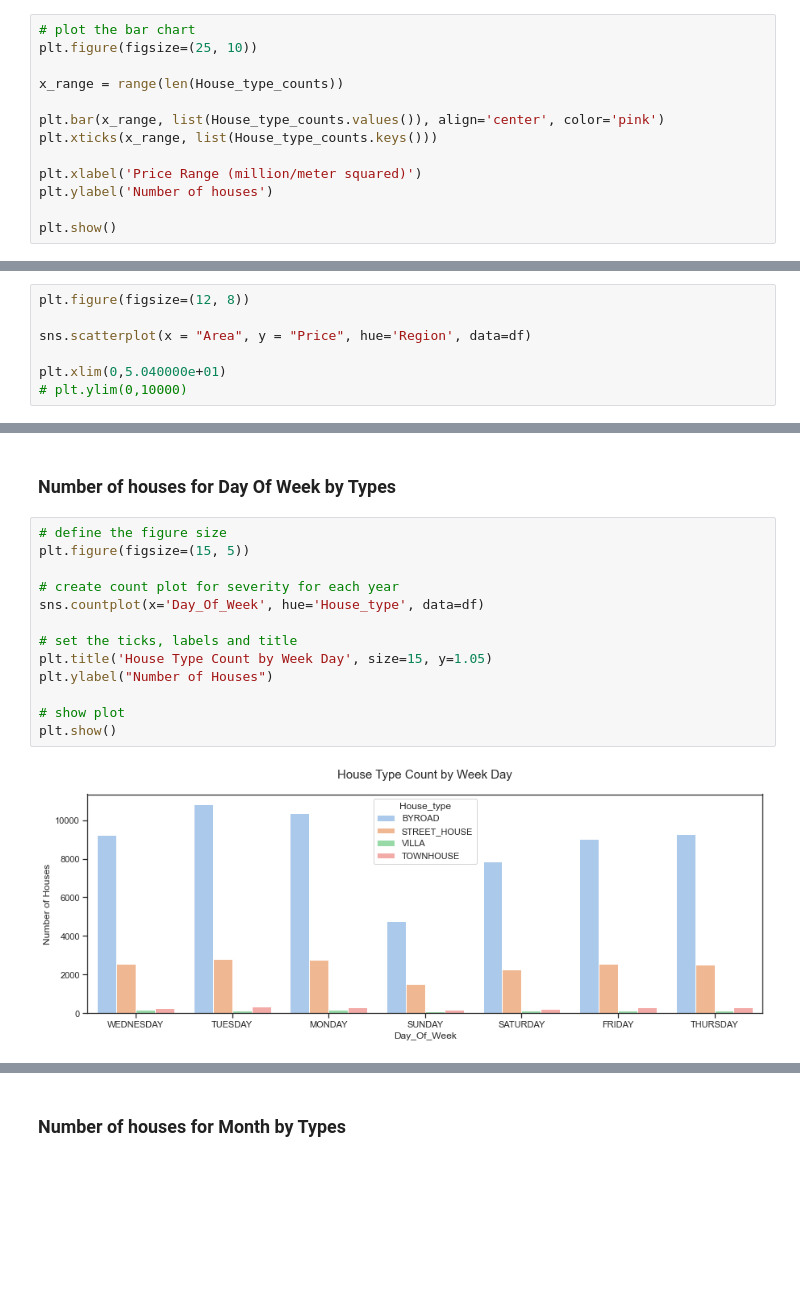
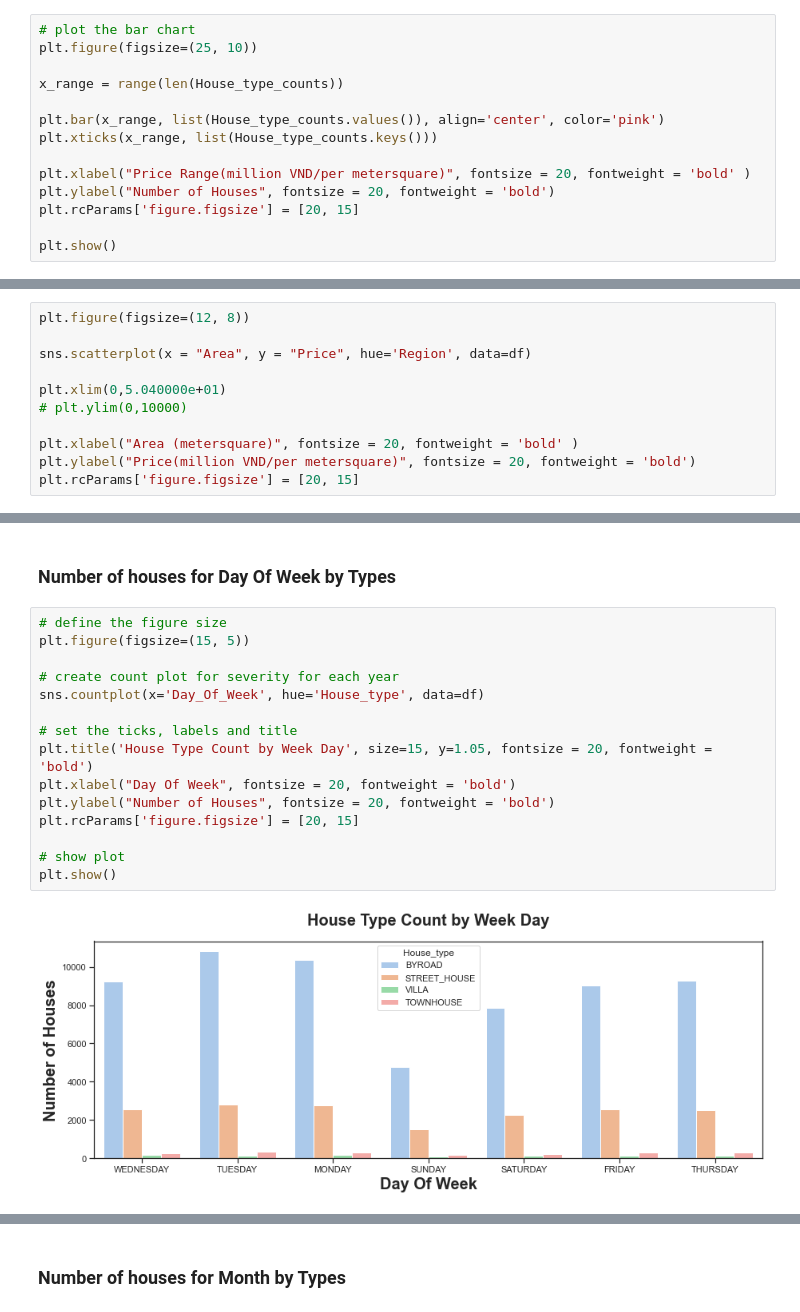
Before and after one commit to tnathu-ai/Classify-House-Price-Ranges-Hanoi, a Jupyter notebook: notebooks/assignment3.ipynb, the cells around one changed output, grey strips where cells are left out. Cells and saved outputs as stored; diff of their text form; blank space fills up the shorter version.

```diff
--- a/notebooks/assignment3.ipynb
+++ b/notebooks/assignment3.ipynb
@@ -1391,8 +1392,9 @@ x_range = range(len(House_type_counts))
 plt.bar(x_range, list(House_type_counts.values()), align='center', color='pink')
 plt.xticks(x_range, list(House_type_counts.keys()))
 
-plt.xlabel('Price Range (million/meter squared)')
-plt.ylabel('Number of houses')
+plt.xlabel("Price Range(million VND/per metersquare)", fontsize = 20, fontweight = 'bold' )
+plt.ylabel("Number of Houses", fontsize = 20, fontweight = 'bold')
+plt.rcParams['figure.figsize'] = [20, 15]
 
 plt.show()
 # %% [output]
@@ -1504,4 +1506,8 @@ sns.scatterplot(x = "Area", y = "Price", hue='Region', data=df)
 
 plt.xlim(0,5.040000e+01)
 # plt.ylim(0,10000)
+
+plt.xlabel("Area (metersquare)", fontsize = 20, fontweight = 'bold' )
+plt.ylabel("Price(million VND/per metersquare)", fontsize = 20, fontweight = 'bold')
+plt.rcParams['figure.figsize'] = [20, 15]
 # %% [output]
@@ -1519,17 +1524,19 @@ plt.xlim(0,5.040000e+01)
 # %%
 # define the figure size
 plt.figure(figsize=(15, 5))
 
 # create count plot for severity for each year
 sns.countplot(x='Day_Of_Week', hue='House_type', data=df)
 
 # set the ticks, labels and title
-plt.title('House Type Count by Week Day', size=15, y=1.05)
-plt.ylabel("Number of Houses")
+plt.title('House Type Count by Week Day', size=15, y=1.05, fontsize = 20, fontweight = 'bold')
+plt.xlabel("Day Of Week", fontsize = 20, fontweight = 'bold')
+plt.ylabel("Number of Houses", fontsize = 20, fontweight = 'bold')
+plt.rcParams['figure.figsize'] = [20, 15]
 
 # show plot
 plt.show()
 # %% [output]
-[figure, old version]
+[figure, new version]
 # %% [markdown]
 ### ---------> OBSERVATION
```
Also changed, not shown: parts of 27 cells of this notebook.
